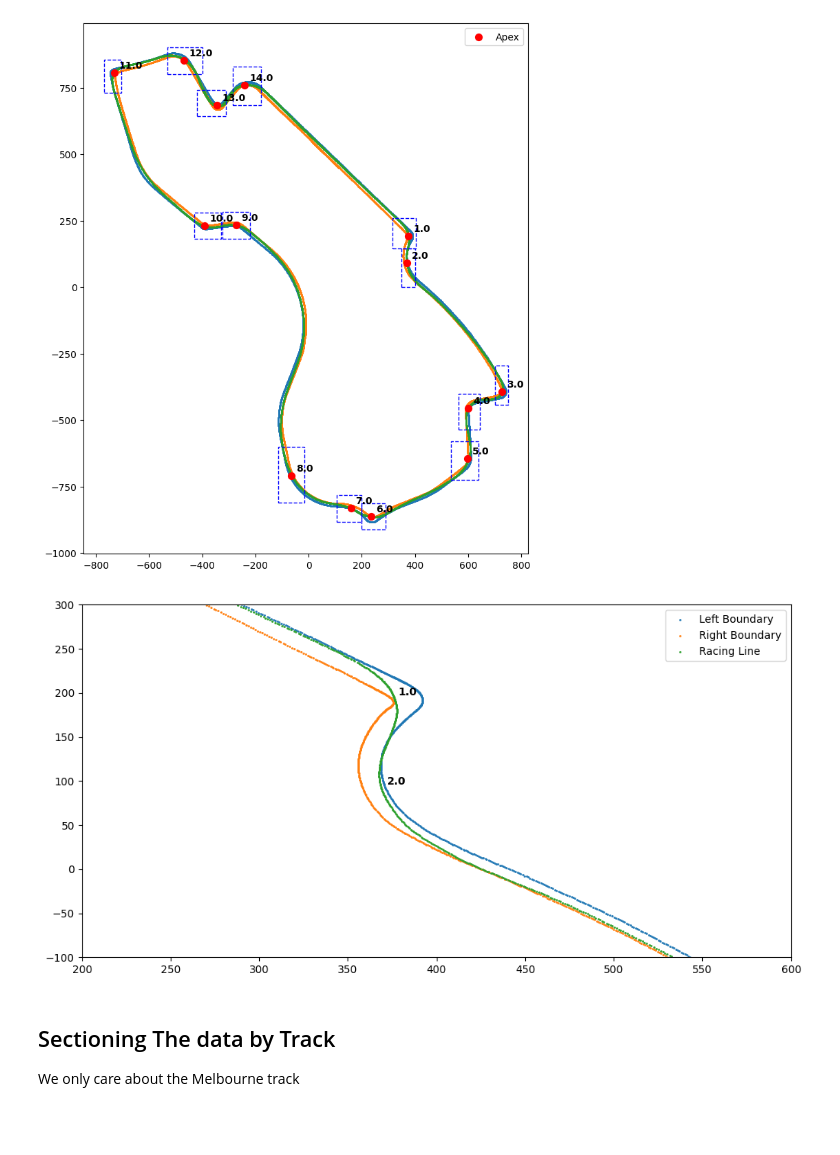
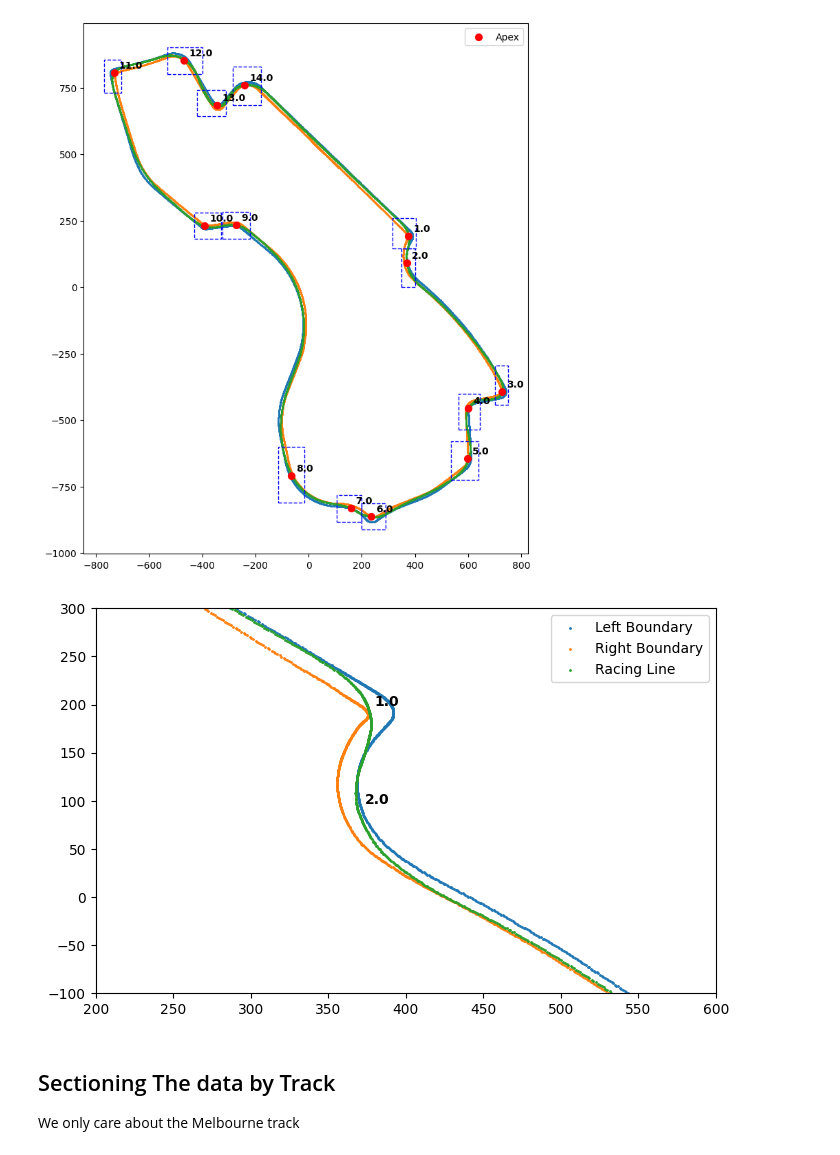
Before and after one commit to Samukat/Data3001G2, a Jupyter notebook: Track_2.ipynb, the cells around one changed output. Drawn from its saved outputs; the diff is of its cells as text; code cells hidden in the pictures; blank space fills up the shorter version.

```diff
--- a/Track_2.ipynb
+++ b/Track_2.ipynb
@@ -53,26 +53,27 @@ plt.show()
 # %% [output]
 [figure]
 # %%
-plt.figure(figsize=(12, 6))
-plt.scatter(track_left["WORLDPOSX"], track_left["WORLDPOSY"], s=1, label="Left Boundary")
-plt.scatter(track_right["WORLDPOSX"], track_right["WORLDPOSY"], s=1, label="Right Boundary")
-plt.scatter(track_line["WORLDPOSX"], track_line["WORLDPOSY"], s=1, label="Racing Line")
+plt.figure(figsize=(8, 5))
+f = 100000
+plt.scatter(track_left[track_left["FRAME"] <= f ]["WORLDPOSX"], track_left[track_left["FRAME"] <= f ]["WORLDPOSY"], s=1, label="Left Boundary")
+plt.scatter(track_right[track_right["FRAME"] <= f]["WORLDPOSX"], track_right[track_right["FRAME"] <= f]["WORLDPOSY"], s=1, label="Right Boundary")
+plt.scatter(track_line[track_line["FRAME"] <= f]["WORLDPOSX"], track_line[track_line["FRAME"] <= f]["WORLDPOSY"], s=1, label="Racing Line")
 
 plt.legend()
 
 # Add turn annotations
 for _, row in turns.iterrows():
     plt.annotate(str(row["TURN"]),
                 (row["APEX_X1"], row["APEX_Y1"]),
                 textcoords="offset points", xytext=(5, 5),
                 color="black", fontsize=10, weight="bold")
 
 # Set zoomed-in limits
 plt.xlim(200, 600)
 plt.ylim(-100, 300)
 plt.show()
 # %% [output]
-[figure, old version]
+[figure, new version]
 # %%
 data = pd.read_csv('data/UNSW F12024.csv')
 # %% [markdown]
```
Also changed, not shown: parts of 1 cell of this notebook, 4 other files.
